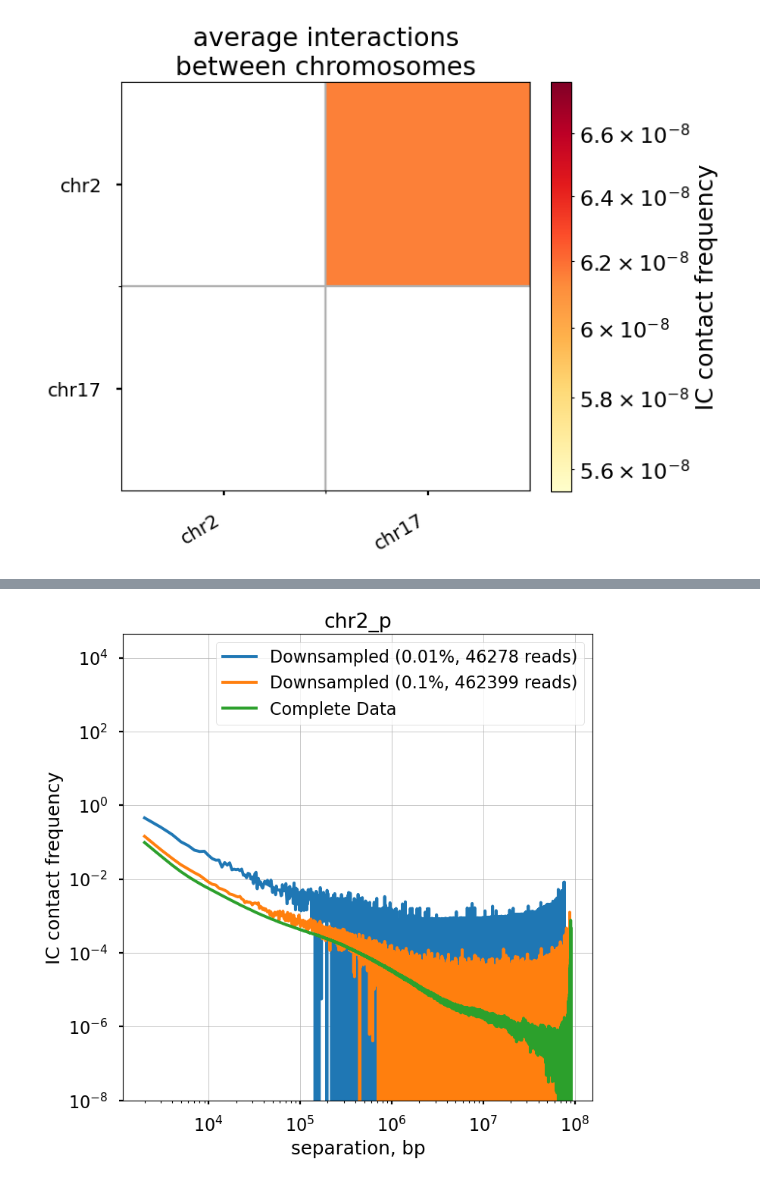
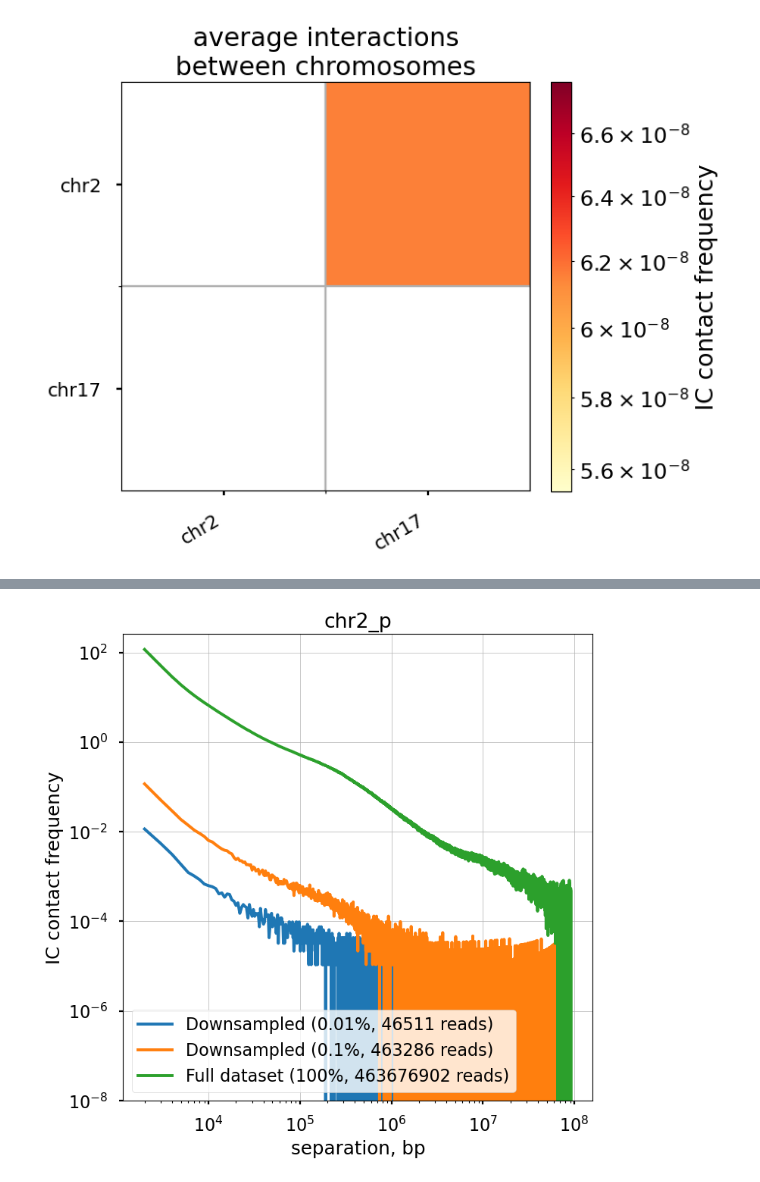
Before and after one commit to open2c/open2c_examples, a Jupyter notebook: contacts_vs_distance.ipynb, the cells around one changed output, grey strips where cells are left out. Saved outputs shown, nothing was run; the diff lists cells and outputs as text; code cells hidden in the pictures.

Commit message:
update plot with count.avg/count.avg.smoothed

```diff
--- a/contacts_vs_distance.ipynb
+++ b/contacts_vs_distance.ipynb
@@ -55,6 +55,7 @@ if version.parse(cooltools.__version__) < version.parse('0.5.2'):
 num_cpus = os.getenv('SLURM_CPUS_PER_TASK')
 if not num_cpus:
     num_cpus = os.cpu_count()
+num_cpus = int(num_cpus)
 # %%
 # download test data
 # this file is 145 Mb, and may take a few seconds to download
@@ -105,7 +108,7 @@ cvd = cooltools.expected_cis(
     view_df=hg38_arms,
     smooth=False,
     aggregate_smoothed=False,
-    nproc=int(num_cpus) #if you do not have multiple cores available, set to 1
+    nproc=num_cpus #if you do not have multiple cores available, set to 1
 )
 # %% [markdown]
 This function calculates average contact frequency for raw and normalized interactions ( `count.avg` and `balanced.avg`) for each diagonal and each regions in the `hg38_arms` of a Hi-C map. It aslo keeps the sum of raw and normalized interaction counts (`count.sum` and `balanced.sum`) as well as the number of valid (i.e. non-masked) pixels at each diagonal, `n_valid`.
@@ -379,57 +386,60 @@ To check the potential influence of sequencing coverage on calculating the P(s)
 # %%
 # create downsampled test data
-fracs = [0.0001, 0.001]
+downsampling_fracs = [0.0001, 0.001]
 
-p = Pool(int(num_cpus))
-for frac in fracs:
-    cooltools.sample(clr, out_clr_path=f'./data/test_sampled_{frac}_.cool', frac=frac, nproc=int(num_cpus))
+p = Pool(num_cpus)
+for frac in downsampling_fracs:
+    cooltools.sample(clr, out_clr_path=f'./data/test_sampled_{frac}_.cool', frac=frac, nproc=num_cpus)
 
     clr_downsampled = cooler.Cooler(f'./data/test_sampled_{frac}_.cool')
     result = cooler.balance_cooler(clr_downsampled, map=p.map, store=True, min_nnz=0)
 p.close()
 p.terminate()
 # %%
-fracs = [0.0001, 0.001]
-num_reads = []
-cvds = []
+# expected calculation for the smoothed data
+downsampling_fracs = [0.0001, 0.001]
+full_reads = clr.info['sum']
+num_reads = {}
+cvds = {}
 
-for frac in fracs:
+for frac in downsampling_fracs:
     clr_downsampled = cooler.Cooler(f'./data/test_sampled_{frac}_.cool')
-    num_reads.append(clr_downsampled.info['sum'])
+    num_reads[frac] = clr_downsampled.info['sum']
     cvd_downsampled = cooltools.expected_cis(
         clr=clr_downsampled,
         view_df=hg38_arms,
         smooth=False,
         aggregate_smoothed=False,
-        nproc=int(num_cpus) #if you do not have multiple cores available, set to 1
+        nproc=num_cpus #if you do not have multiple cores available, set to 1
     )
 
     cvd_downsampled['s_bp'] = cvd_downsampled['dist']* resolution
 
-    cvds.append(cvd_downsampled)
+    cvds[frac] = cvd_downsampled
 # %%
 f, ax = plt.subplots(1,1, figsize=(8, 8))
 
 region = hg38_arms['name'][0]
-for i, cvd_downsampled in enumerate(cvds):
+for frac in downsampling_fracs:
+    cvd_downsampled = cvds[frac]
     ax.loglog(
         cvd_downsampled['s_bp'].loc[cvd_downsampled['region1']==region],
-        cvd_downsampled['balanced.avg'].loc[cvd_downsampled['region1']==region],
-        label=f'Downsampled ({fracs[i]*100}%, {num_reads[i]} reads)',
+        cvd_downsampled['count.avg'].loc[cvd_downsampled['region1']==region],
+        label=f'Downsampled ({frac*100}%, {num_reads[frac]} reads)',
     )
 ax.loglog(
     cvd['s_bp'].loc[cvd['region1']==region],
-    cvd['balanced.avg'].loc[cvd['region1']==region],
-    label='Complete Data',
+    cvd['count.avg'].loc[cvd['region1']==region],
+    label=f'Full dataset (100%, {full_reads} reads)',
 )
 ax.set(
     xlabel='separation, bp',
     ylabel='IC contact frequency')
 ax.grid(lw=0.5)
 ax.legend()
 ax.title.set_text(region)
 ax.set_ylim(ymin=10**(-8))
 f.show()
 # %% [output]
-[figure, old version]
+[figure, new version]
 # %%
```
Also changed, not shown: parts of 12 cells of this notebook.
